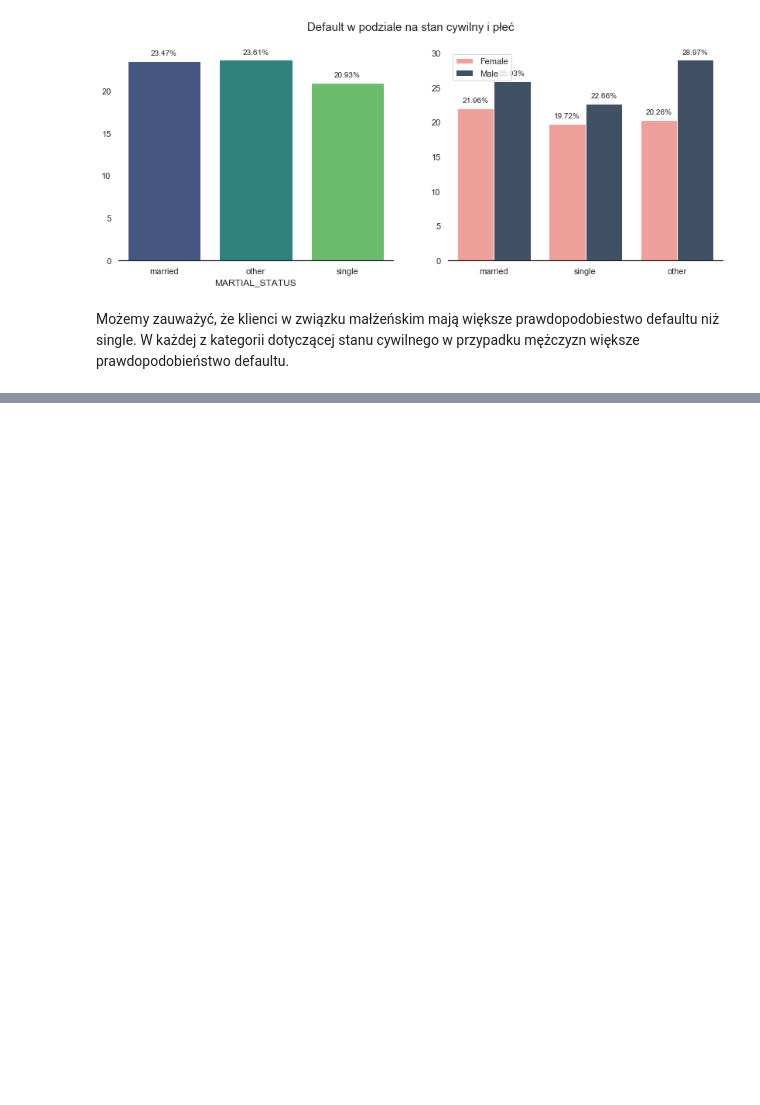
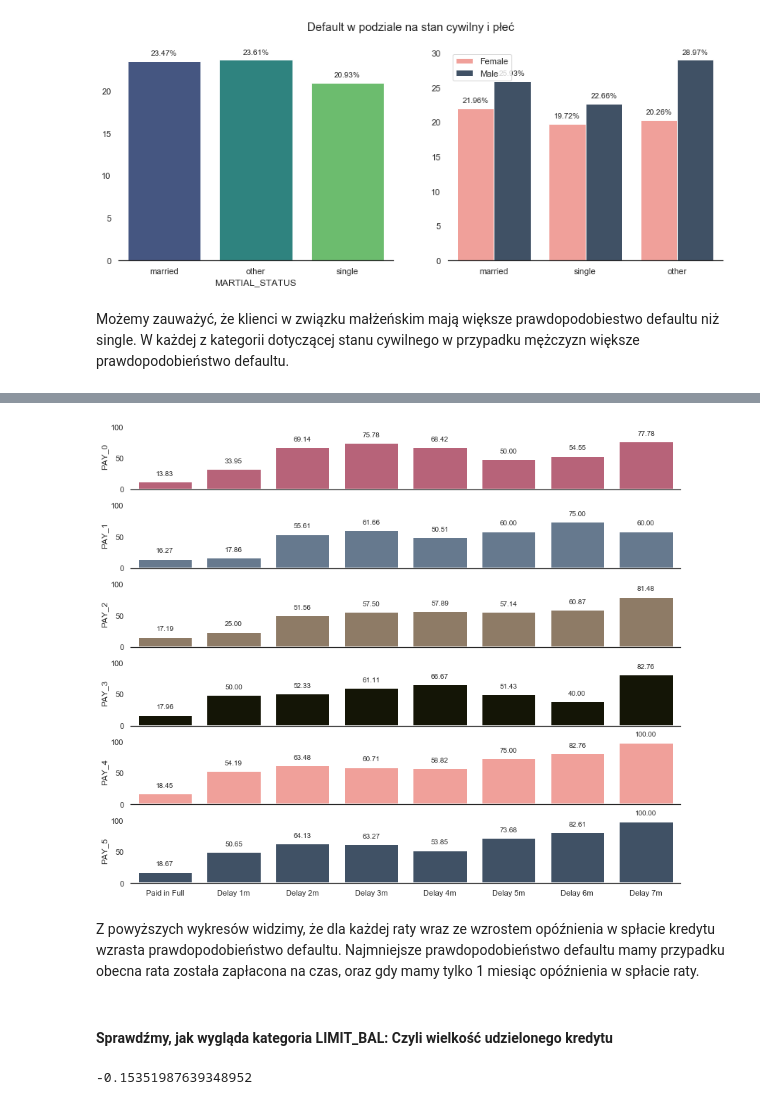
Before and after one commit to JakubPluta/Data-Science, a Jupyter notebook: Credit Approval/Credit Approvals.ipynb, the cells around one changed output, grey strips where cells are left out. Drawn from its saved outputs; the diff is of its cells as text; code cells hidden in the pictures; blank space fills up the shorter version.

```diff
--- a/Credit Approval/Credit Approvals.ipynb
+++ b/Credit Approval/Credit Approvals.ipynb
@@ -451,0 +466,20 @@ p1 = sns.countplot(y="PAY_0", hue='DEFAULT', data=data)
+# %%
+f,ax = plt.subplots(6,1,figsize=(14,12),sharex=True,sharey=True)
+for i in range(0,6):
+    p1= sns.barplot(x=pays[i], y='DEFAULT %', data=cross_pct(c1=pays[i], c2='DEFAULT').reset_index(),ax=ax[i],linewidth=3,color=colors[i])
+    p1.set_xticklabels(ticks)
+    annotate(p1)
+    sns.despine(left=True)
+    plt.xlabel('')
+    p1.set_xlabel('')
+    p1.set_ylabel(f'PAY_{i}')
+# %% [output]
+[figure, added]
+# %% [markdown]
+Z powyższych wykresów widzimy, że dla każdej raty wraz ze wzrostem opóźnienia w spłacie kredytu wzrasta prawdopodobieństwo defaultu. Najmniejsze prawdopodobieństwo defaultu mamy przypadku obecna rata została zapłacona na czas, oraz gdy mamy tylko 1 miesiąc opóźnienia w spłacie raty.
+# %% [markdown]
+#### Sprawdźmy, jak wygląda kategoria LIMIT_BAL: Czyli wielkość udzielonego kredytu
+# %%
+data['LIMIT_BAL'].corr(data['DEFAULT']) # Słaba korelacja ujemna
+# %% [output]
+-0.15351987639348952
```
Also changed, not shown: parts of 9 cells of this notebook.
